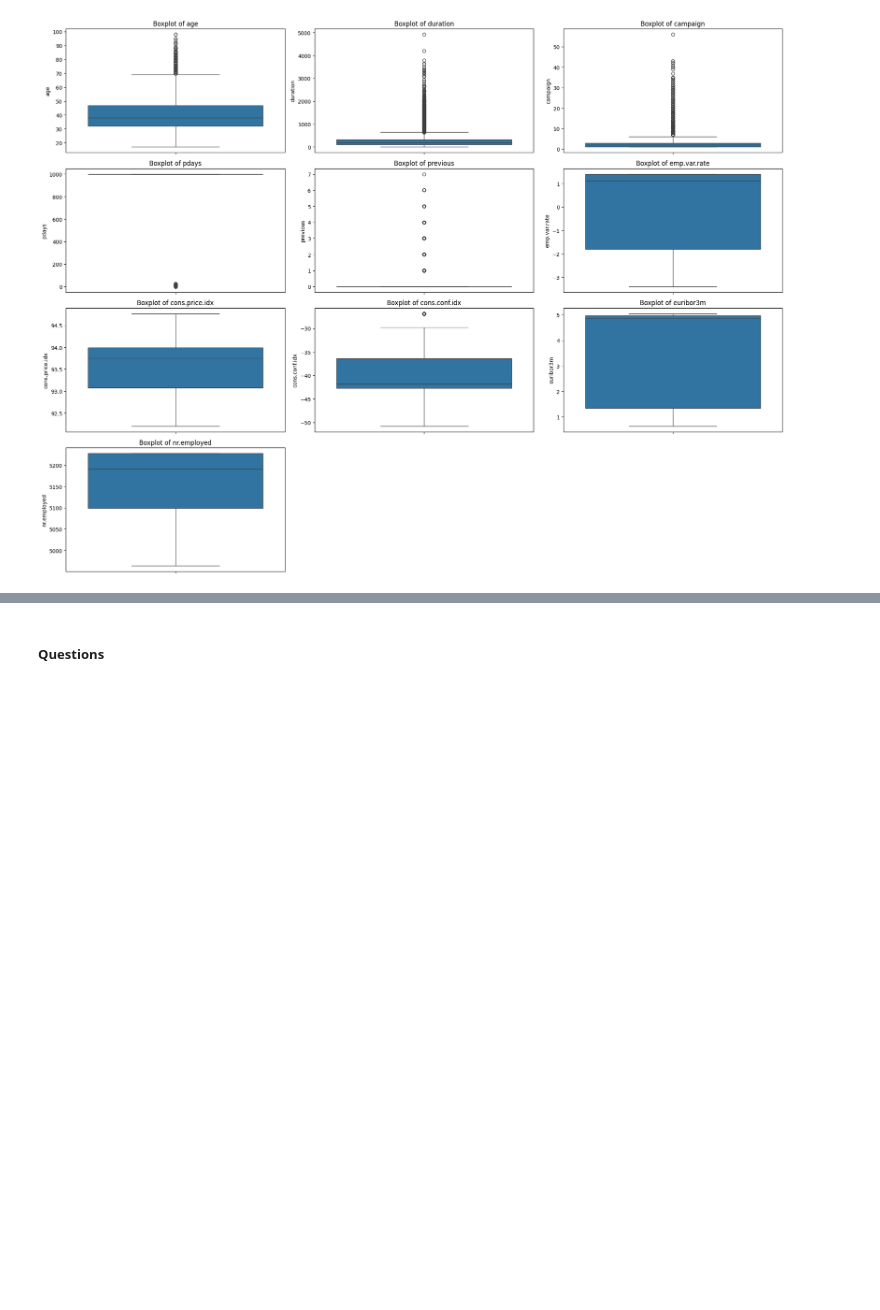
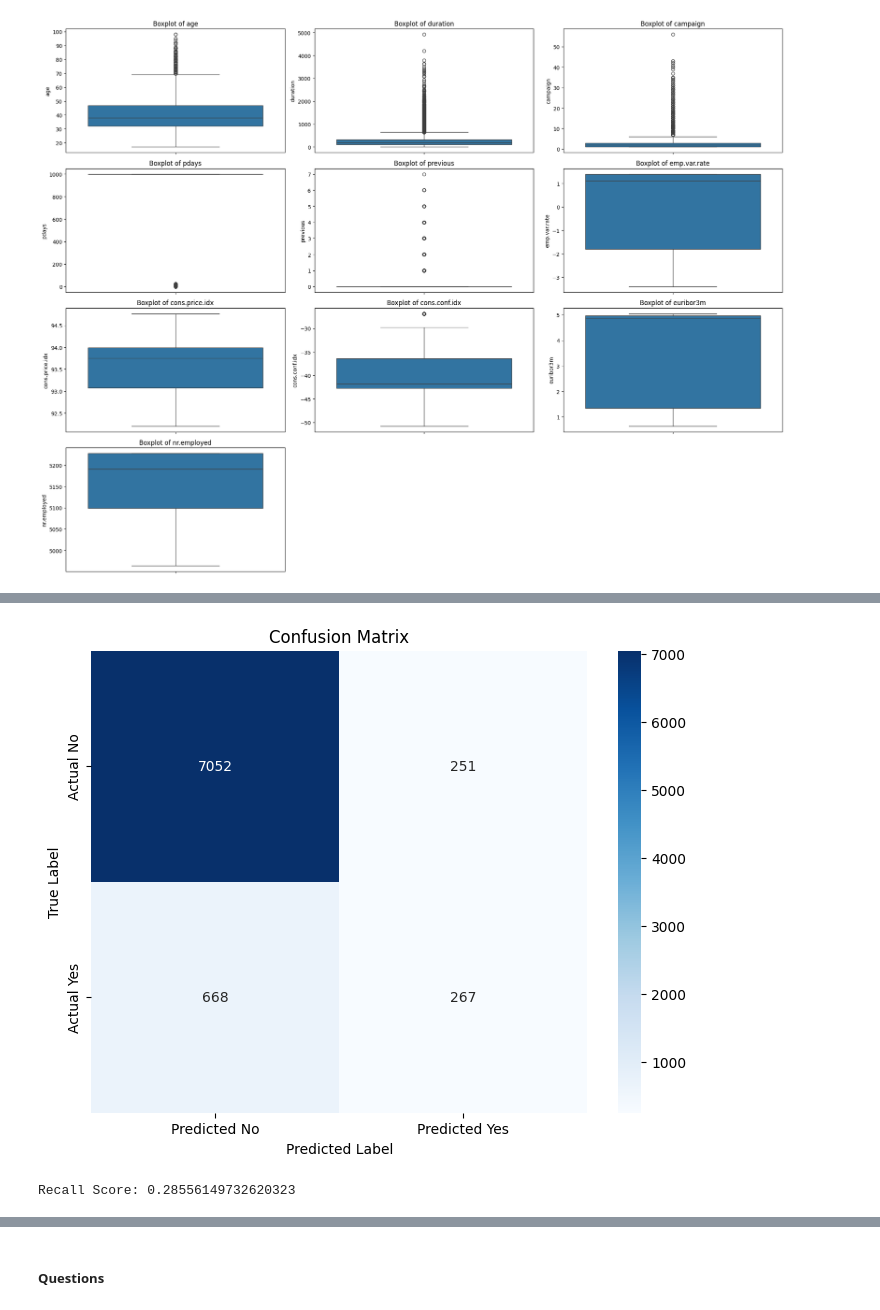
Before and after one commit to shivaallala/Bank-Marketing-Term-Deposit-Subscription-Prediction, a Jupyter notebook: Prompt.ipynb, the cells around one changed output, grey strips where cells are left out. Saved outputs shown, nothing was run; the diff lists cells and outputs as text; code cells hidden in the pictures; blank space fills up the shorter version.

```diff
--- a/Prompt.ipynb
+++ b/Prompt.ipynb
@@ -405,0 +666,11 @@ Now that we have some basic models on the board, we want to try to improve these
+# %%
+# Split the data into features (X) and target (y)
+X = df_cleaned.drop('y', axis=1)  # Features
+y = df_cleaned['y']  # Target
+
+# Split the data into train and test sets (80% train, 20% test)
+X_train, X_test, y_train, y_test = train_test_split(X, y, test_size=0.2, random_state=42)
+
+# Print the shapes of the train and test sets
+print("Train set shape:", X_train.shape, y_train.shape)
+print("Test set shape:", X_test.shape, y_test.shape)
@@ -405,0 +696,12 @@ Now that we have some basic models on the board, we want to try to improve these
+# %%
+# Define the Logistic Regression model
+logistic_model = LogisticRegression(random_state=42)
+
+# Create a pipeline with preprocessing and the model
+pipeline = Pipeline(steps=[
+    ('preprocessor', preprocessor),
+    ('classifier', logistic_model)
+])
+
+# Fit the pipeline on the training data
+pipeline.fit(X_train, y_train)
@@ -405,0 +825,7 @@ Now that we have some basic models on the board, we want to try to improve these
+# %%
+knn_pipeline = Pipeline(steps=[
+    ('preprocessor', preprocessor),
+    ('classifier', KNeighborsClassifier())
+    ])
+# %%
+knn_pipeline.fit(X_train, y_train)
@@ -405,0 +852,21 @@ Now that we have some basic models on the board, we want to try to improve these
+# %%
+knn_y_pred = knn_pipeline.predict(X_test)
+
+knn_conf_matrix = confusion_matrix(y_test, knn_y_pred)
+
+# Plot the confusion matrix as a heatmap
+plt.figure(figsize=(8, 6))
+sns.heatmap(knn_conf_matrix, annot=True, cmap='Blues', fmt='d', xticklabels=['Predicted No', 'Predicted Yes'], yticklabels=['Actual No', 'Actual Yes'])
+plt.xlabel('Predicted Label')
+plt.ylabel('True Label')
+plt.title('Confusion Matrix')
+plt.show()
+# %% [output]
+[figure, added]
+# %%
+# Calculate recall score
+recall = recall_score(y_test, knn_y_pred)
+
+print("Recall Score:", recall)
+# %% [output]
+Recall Score: 0.28556149732620323
```
Also changed, not shown: parts of 71 cells of this notebook, 1 other file.
